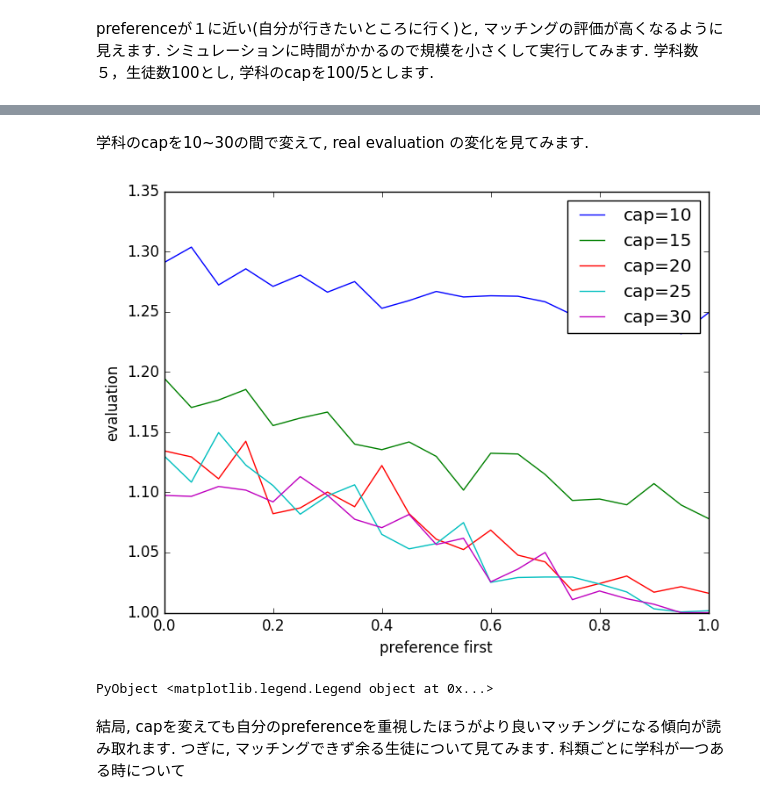
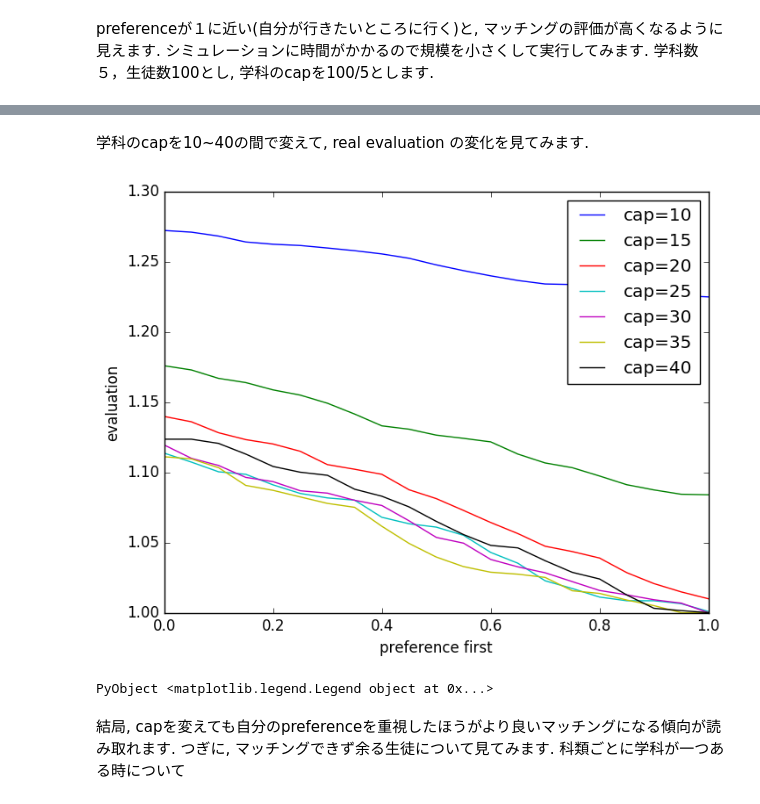
Before and after one commit to nswa17/-, a Jupyter notebook: demo.ipynb, the cells around one changed output, grey strips where cells are left out. Cells and saved outputs as stored; diff of their text form; code cells hidden in the pictures.

```diff
--- a/demo.ipynb
+++ b/demo.ipynb
@@ -445,50 +409,58 @@ PyObject <matplotlib.legend.Legend object at 0x...>
 # %% [markdown]
-学科のcapを10~30の間で変えて, real evaluation の変化を見てみます.
+学科のcapを10~40の間で変えて, real evaluation の変化を見てみます.
 # %%
 faculty_num = 5
 students_num = 100
 
 mu = 50
 sigma2 = 30
 sigma2_error = 5
 preferences  = collect(0:0.05:1)
-loops = 50
-for cap in 10:5:30
+loops = 100
+for cap in 10:5:40
     akiramenai = []
-    for preference in preferences
-        ev_sup = []
+
+    ev_reals = []
+    preferences  = collect(0:0.05:1)
+    for i in 1:loops
         ev_real = []
-        for i in 1:loops
-            faculties_list = generate_faculties(faculty_num, students_num)
-            for f in faculties_list
-                f.cap = cap
+        faculties_list = generate_faculties(faculty_num, students_num)
+        for f in faculties_list
+            f.cap = cap
+        end
+        students_list = generate_students(students_num, mu, sigma2, sigma2_error, faculty_num, ()->0)
+        set_real_prefs_students(students_list, faculties_list)
+        set_prefs_faculties(faculties_list, students_list)
+        s_real_prefs = get_real_prefs(students_list)
+        for preference in preferences
+            for s in students_list
+                s.preference_first = preference
             end
-            students_list = generate_students(students_num, mu, sigma2, sigma2_error, faculty_num, ()->preference)
-
-            set_prefs_faculties(faculties_list, students_list)
             set_prefs_students(students_list, faculties_list)
-            set_real_prefs_students(students_list, faculties_list)
-            #println(faculties_list)
 
             s_prefs = generate_prefs(students_list)
             f_prefs = generate_prefs(faculties_list)
             caps = generate_caps(faculties_list)
 
-            s_real_prefs = get_real_prefs(students_list)
-
             s_matched, f_matched, indptr = DA.call_match(s_prefs, f_prefs, caps)
-            push!(ev_sup,　evaluate_matched(s_matched, s_prefs))
             push!(ev_real, evaluate_matched(s_matched, s_real_prefs))
         end
-        push!(akiramenai, mean(ev_real))
+        push!(ev_reals, ev_real)
     end
-    plot(preferences, akiramenai, label="cap=$cap")
+
+    new_ev_real = []
+    for i in 1:length(ev_reals[1])
+        mean = sum([d[i] for d in ev_reals])/length(ev_reals)
+        push!(new_ev_real, mean)
+    end
+
+    plot(preferences, new_ev_real, label="cap=$cap")
     xlabel("preference first")
     ylabel("evaluation")
 end
 legend()
 # %% [output]
-[figure, old version]
+[figure, new version]
 PyObject <matplotlib.legend.Legend object at 0x...>
 # %% [markdown]
 結局, capを変えても自分のpreferenceを重視したほうがより良いマッチングになる傾向が読み取れます. つぎに, マッチングできず余る生徒について見てみます. 科類ごとに学科が一つある時について
```
Also changed, not shown: parts of 29 cells of this notebook.
